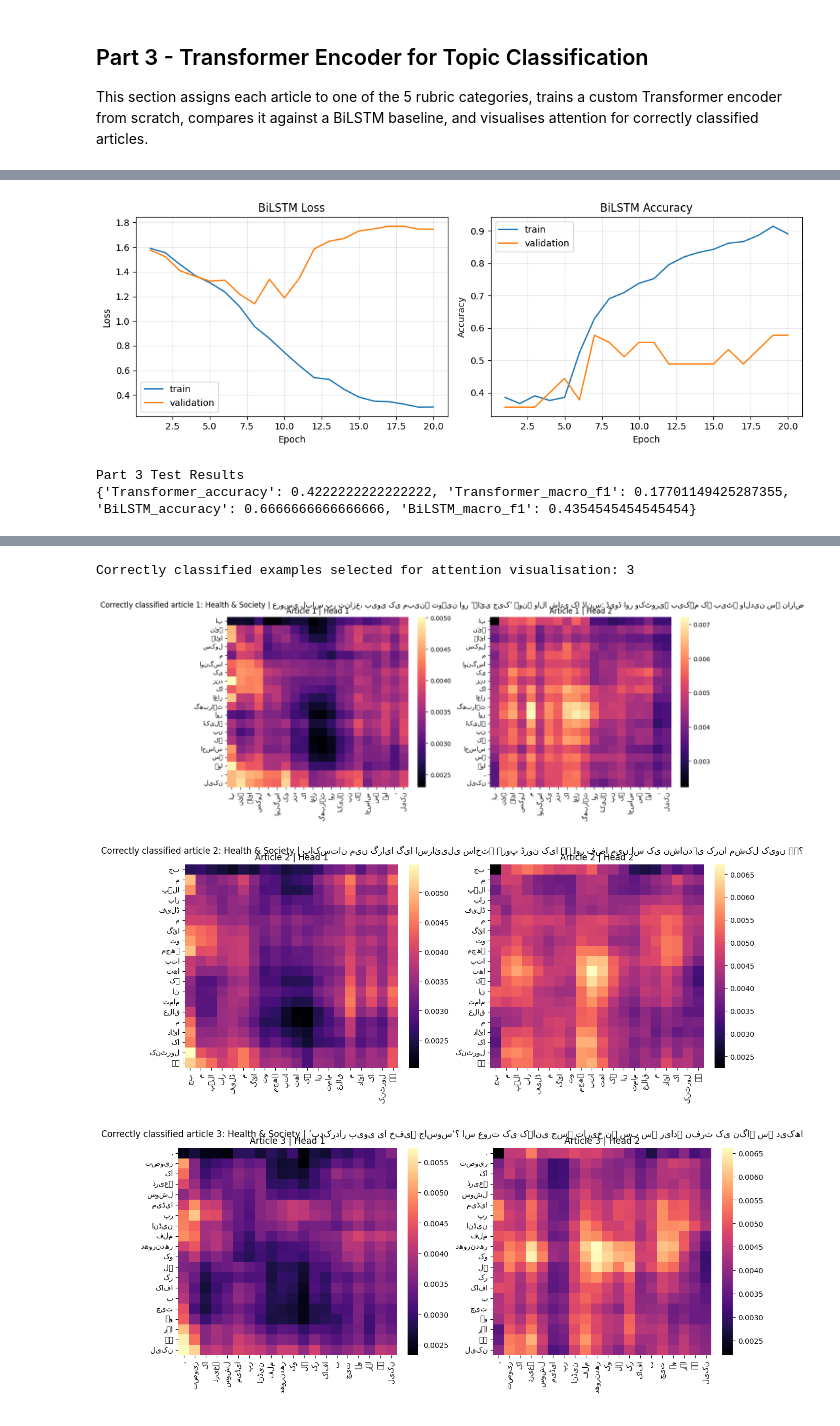
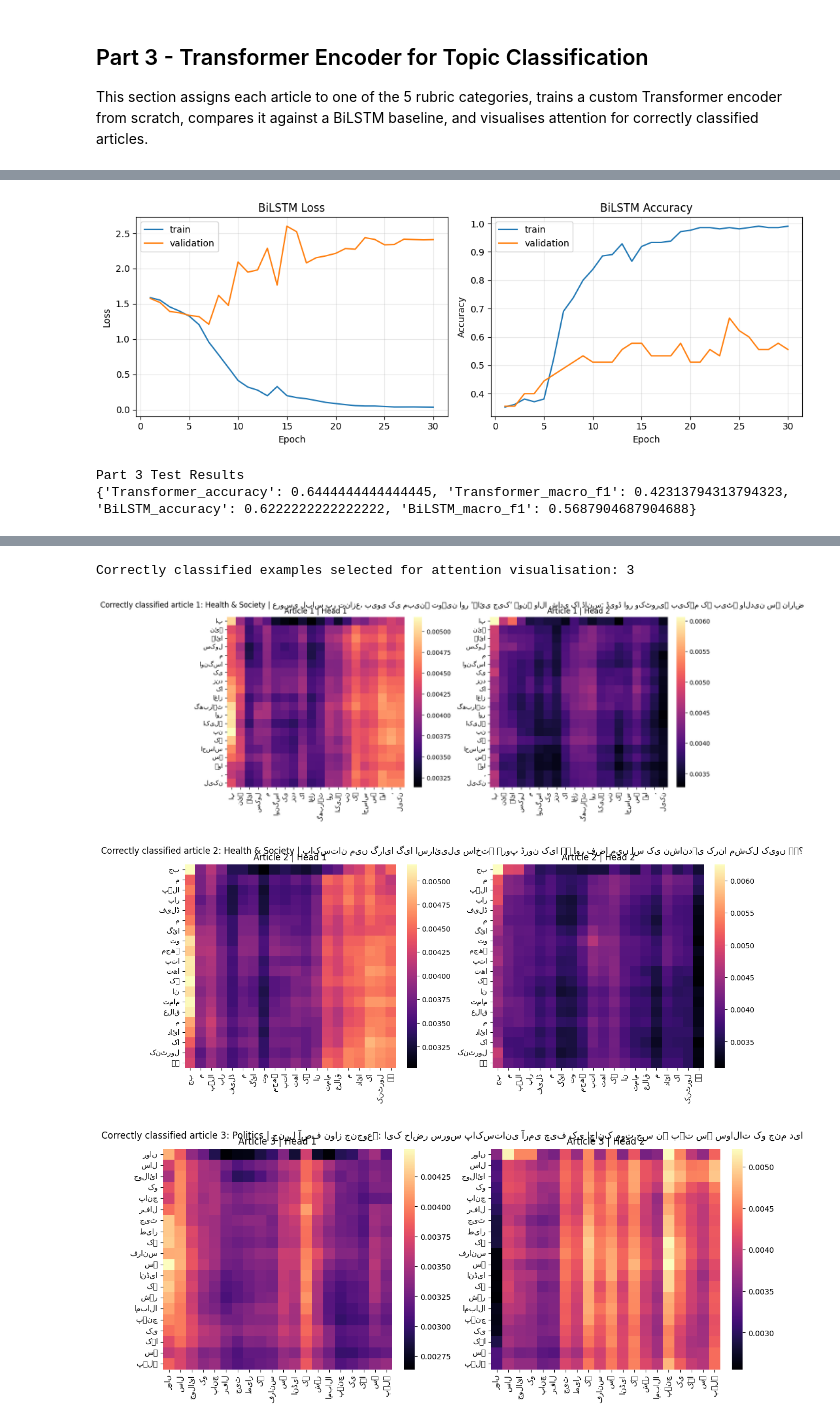
Before and after one commit to umarnadeem004/i23-2534-NLP-Assignment2, a Jupyter notebook: i23-2534_Assignment2_DS-C/i232534.ipynb, the cells around one changed output, grey strips where cells are left out. Cells and saved outputs as stored; diff of their text form; code cells hidden in the pictures.

Commit message:
Accuracy Imporvement
Learning Rate Changed
Re Training of Models on updated parameters.

```diff
--- a/i23-2534_Assignment2_DS-C/i232534.ipynb
+++ b/i23-2534_Assignment2_DS-C/i232534.ipynb
@@ -2703,9 +2844,9 @@ PART3_HEADS = 4
 PART3_LAYERS = 4
 PART3_FF_DIM = 512
 PART3_DROPOUT = 0.2
-PART3_EPOCHS = 20
-PART3_WARMUP_STEPS = 50
-PART3_LR = 5e-4
+PART3_EPOCHS = 30
+PART3_WARMUP_STEPS = 100
+PART3_LR = 1e-3
 PART3_WEIGHT_DECAY = 0.01
 
 TOPIC_LABELS = ["Politics", "Sports", "Economy", "International", "Health_Society"]
@@ -2743,6 +2884,19 @@ def infer_topic_part3(title, body_text):
         best_topic = infer_topic(joined)
     return best_topic
 
+
+if 'word2idx' not in globals() or not isinstance(word2idx, dict):
+    with open(os.path.join(EMB_DIR, "word2idx.json"), "r", encoding="utf-8") as f:
+        word2idx = json.load(f)
+
+if 'idx2word' not in globals() or not isinstance(idx2word, list) or len(idx2word) != len(word2idx):
+    idx2word = ["<UNK>"] * len(word2idx)
+    for token, index in word2idx.items():
+        if 0 <= index < len(idx2word):
+            idx2word[index] = token
+
+if 'unk_idx' not in globals() or not isinstance(unk_idx, int):
+    unk_idx = word2idx.get("<UNK>", 0)
 
 part3_pad_id = len(idx2word)
 part3_vocab_size = len(idx2word) + 1
@@ -3292,3 +3446,3 @@ Training Part 3 Transformer
-[figure, old version]
+[figure, new version]
 Part 3 Test Results
-{'Transformer_accuracy': 0.4222222222222222, 'Transformer_macro_f1': 0.17701149425287355, 'BiLSTM_accuracy': 0.6666666666666666, 'BiLSTM_macro_f1': 0.4354545454545454}
+{'Transformer_accuracy': 0.6444444444444445, 'Transformer_macro_f1': 0.42313794313794323, 'BiLSTM_accuracy': 0.6222222222222222, 'BiLSTM_macro_f1': 0.5687904687904688}
@@ -3297,6 +3451,6 @@ Part 3 Test Results
 Correctly classified examples selected for attention visualisation: 3
-[figure, old version]
+[figure, new version]
-[figure, old version]
+[figure, new version]
-[figure, old version]
+[figure, new version]
 BiLSTM vs Transformer Comparison
 ----------------------------------------
```
Also changed, not shown: parts of 7 cells of this notebook.
